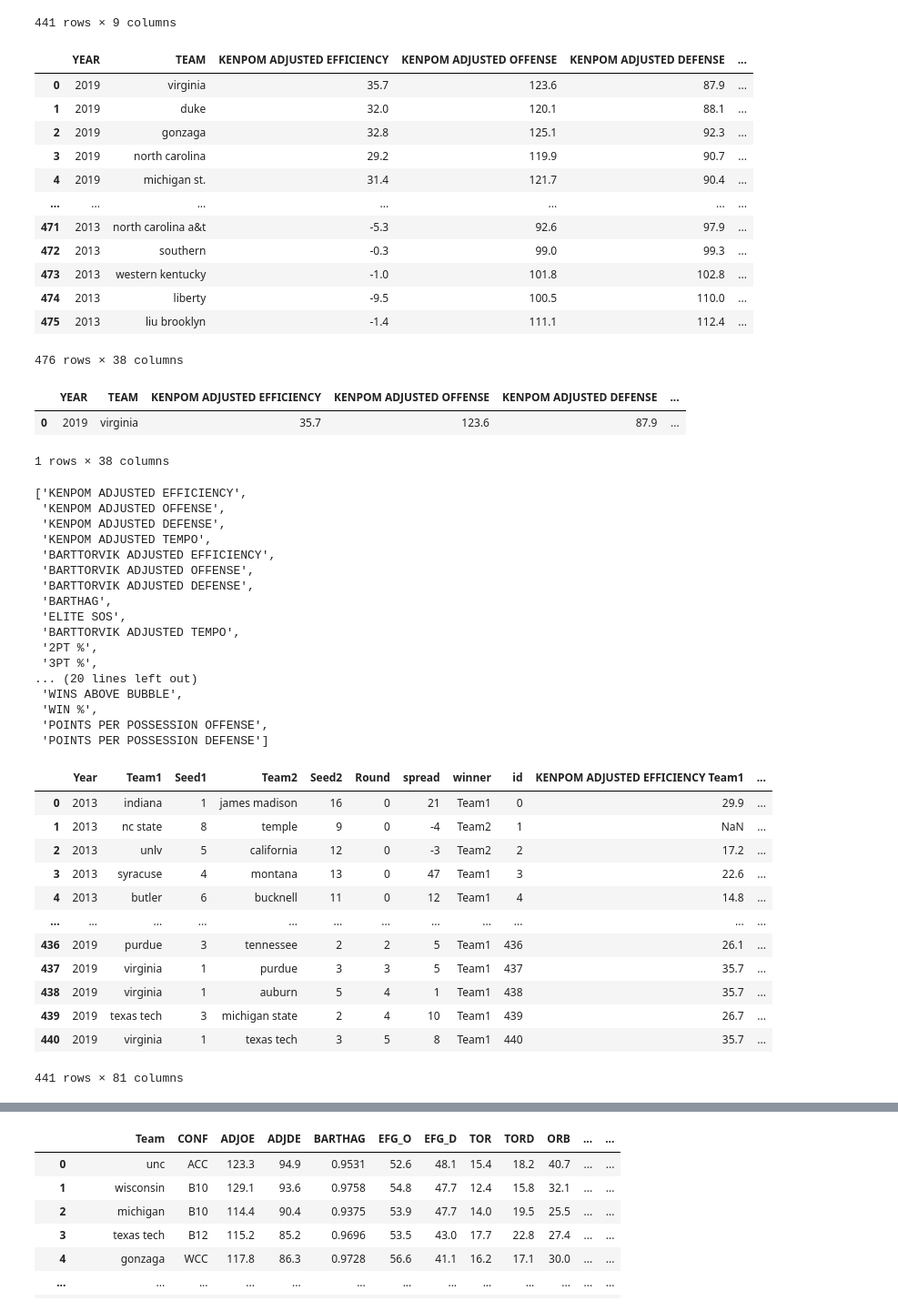
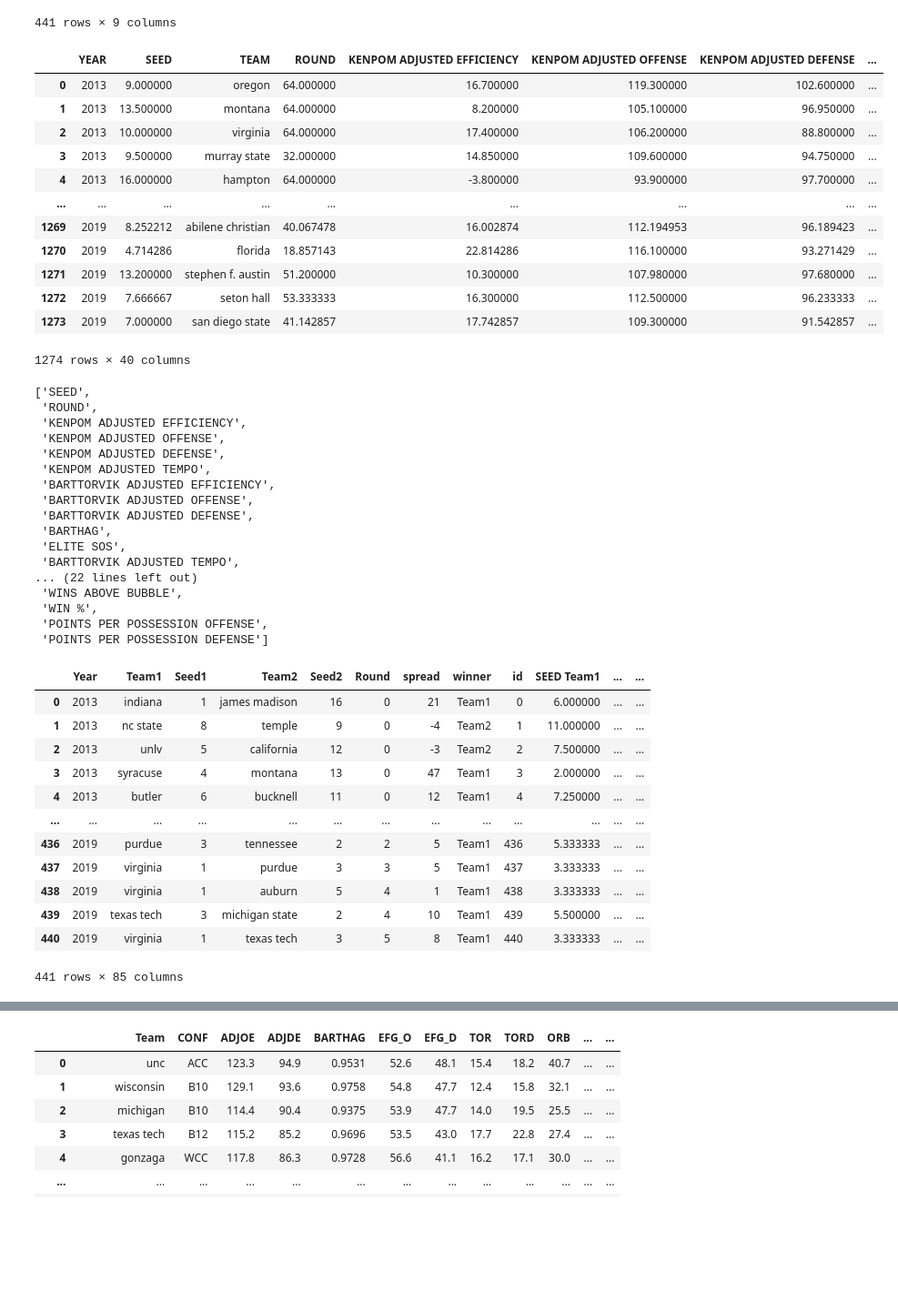
Before and after one commit to jacob-vogel/MLApplication, a Jupyter notebook: joiningData.ipynb, the cells around one changed output, grey strips where cells are left out. Shown: that part at 91% size. Cells and saved outputs as stored; diff of their text form; code cells hidden in the pictures; blank space fills up the shorter version.

```diff
--- a/joiningData.ipynb
+++ b/joiningData.ipynb
@@ -35,36 +35,32 @@ tournamentGameByGame
 | 440 | 2019 | virginia | 1 | texas tech | 3 | 5 | 8 | Team1 | 440 |
 441 rows × 9 columns
 # %%
-prevTournamentStats = pd.read_csv('March Madness Data/Historical Data/mdf.csv')
-prevTournamentStats = prevTournamentStats.drop(['TEAM.1', 'ROUND', 'SEED'], axis=1)
+prevTournamentStats = pd.read_csv('March Madness Data/Historical Data/average_data.csv')
+#prevTournamentStats = prevTournamentStats.drop(['TEAM.1', 'ROUND', 'SEED'], axis=1)
 prevTournamentStats
 # %% [output]
-|  | YEAR | TEAM | KENPOM ADJUSTED EFFICIENCY | KENPOM ADJUSTED OFFENSE | KENPOM ADJUSTED DEFENSE | ... |
-| 0 | 2019 | virginia | 35.7 | 123.6 | 87.9 | ... |
-| 1 | 2019 | duke | 32.0 | 120.1 | 88.1 | ... |
-| 2 | 2019 | gonzaga | 32.8 | 125.1 | 92.3 | ... |
-| 3 | 2019 | north carolina | 29.2 | 119.9 | 90.7 | ... |
-| 4 | 2019 | michigan st. | 31.4 | 121.7 | 90.4 | ... |
-| ... | ... | ... | ... | ... | ... | ... |
-| 471 | 2013 | north carolina a&t | -5.3 | 92.6 | 97.9 | ... |
-| 472 | 2013 | southern | -0.3 | 99.0 | 99.3 | ... |
-| 473 | 2013 | western kentucky | -1.0 | 101.8 | 102.8 | ... |
-| 474 | 2013 | liberty | -9.5 | 100.5 | 110.0 | ... |
-| 475 | 2013 | liu brooklyn | -1.4 | 111.1 | 112.4 | ... |
+|  | YEAR | SEED | TEAM | ROUND | KENPOM ADJUSTED EFFICIENCY | KENPOM ADJUSTED OFFENSE | KENPOM ADJUSTED DEFENSE | ... |
+| 0 | 2013 | 9.000000 | oregon | 64.000000 | 16.700000 | 119.300000 | 102.600000 | ... |
+| 1 | 2013 | 13.500000 | montana | 64.000000 | 8.200000 | 105.100000 | 96.950000 | ... |
+| 2 | 2013 | 10.000000 | virginia | 64.000000 | 17.400000 | 106.200000 | 88.800000 | ... |
+| 3 | 2013 | 9.500000 | murray state | 32.000000 | 14.850000 | 109.600000 | 94.750000 | ... |
+| 4 | 2013 | 16.000000 | hampton | 64.000000 | -3.800000 | 93.900000 | 97.700000 | ... |
+| ... | ... | ... | ... | ... | ... | ... | ... | ... |
+| 1269 | 2019 | 8.252212 | abilene christian | 40.067478 | 16.002874 | 112.194953 | 96.189423 | ... |
+| 1270 | 2019 | 4.714286 | florida | 18.857143 | 22.814286 | 116.100000 | 93.271429 | ... |
+| 1271 | 2019 | 13.200000 | stephen f. austin | 51.200000 | 10.300000 | 107.980000 | 97.680000 | ... |
+| 1272 | 2019 | 7.666667 | seton hall | 53.333333 | 16.300000 | 112.500000 | 96.233333 | ... |
+| 1273 | 2019 | 7.000000 | san diego state | 41.142857 | 17.742857 | 109.300000 | 91.542857 | ... |
-476 rows × 38 columns
+1274 rows × 40 columns
-# %%
-prevTournamentStats[((prevTournamentStats['TEAM'] == 'virginia') & (prevTournamentStats['YEAR'] == 2019))]
-# %% [output]
-|  | YEAR | TEAM | KENPOM ADJUSTED EFFICIENCY | KENPOM ADJUSTED OFFENSE | KENPOM ADJUSTED DEFENSE | ... |
-| 0 | 2019 | virginia | 35.7 | 123.6 | 87.9 | ... |
-1 rows × 38 columns
 # %%
 prevTournamentCols = list(prevTournamentStats.columns)
 prevTournamentCols.remove('TEAM')
 prevTournamentCols.remove('YEAR')
 prevTournamentCols
 # %% [output]
-['KENPOM ADJUSTED EFFICIENCY',
+['SEED',
+ 'ROUND',
+ 'KENPOM ADJUSTED EFFICIENCY',
  'KENPOM ADJUSTED OFFENSE',
  'KENPOM ADJUSTED DEFENSE',
  'KENPOM ADJUSTED TEMPO',
@@ -74,9 +70,7 @@ prevTournamentCols
  'BARTHAG',
  'ELITE SOS',
  'BARTTORVIK ADJUSTED TEMPO',
- '2PT %',
- '3PT %',
-... (20 lines left out)
+... (22 lines left out)
  'WINS ABOVE BUBBLE',
  'WIN %',
  'POINTS PER POSSESSION OFFENSE',
@@ -85,19 +79,19 @@ prevTournamentCols
 tournamentGameByGame = jf.joinCols(prevTournamentCols, tournamentGameByGame, prevTournamentStats, 'TEAM', 'YEAR')
 tournamentGameByGame
 # %% [output]
-|  | Year | Team1 | Seed1 | Team2 | Seed2 | Round | spread | winner | id | KENPOM ADJUSTED EFFICIENCY Team1 | ... |
-| 0 | 2013 | indiana | 1 | james madison | 16 | 0 | 21 | Team1 | 0 | 29.9 | ... |
-| 1 | 2013 | nc state | 8 | temple | 9 | 0 | -4 | Team2 | 1 | NaN | ... |
-| 2 | 2013 | unlv | 5 | california | 12 | 0 | -3 | Team2 | 2 | 17.2 | ... |
-| 3 | 2013 | syracuse | 4 | montana | 13 | 0 | 47 | Team1 | 3 | 22.6 | ... |
-| 4 | 2013 | butler | 6 | bucknell | 11 | 0 | 12 | Team1 | 4 | 14.8 | ... |
-| ... | ... | ... | ... | ... | ... | ... | ... | ... | ... | ... | ... |
-| 436 | 2019 | purdue | 3 | tennessee | 2 | 2 | 5 | Team1 | 436 | 26.1 | ... |
-| 437 | 2019 | virginia | 1 | purdue | 3 | 3 | 5 | Team1 | 437 | 35.7 | ... |
-| 438 | 2019 | virginia | 1 | auburn | 5 | 4 | 1 | Team1 | 438 | 35.7 | ... |
-| 439 | 2019 | texas tech | 3 | michigan state | 2 | 4 | 10 | Team1 | 439 | 26.7 | ... |
-| 440 | 2019 | virginia | 1 | texas tech | 3 | 5 | 8 | Team1 | 440 | 35.7 | ... |
+|  | Year | Team1 | Seed1 | Team2 | Seed2 | Round | spread | winner | id | SEED Team1 | ... | ... |
+| 0 | 2013 | indiana | 1 | james madison | 16 | 0 | 21 | Team1 | 0 | 6.000000 | ... | ... |
+| 1 | 2013 | nc state | 8 | temple | 9 | 0 | -4 | Team2 | 1 | 11.000000 | ... | ... |
+| 2 | 2013 | unlv | 5 | california | 12 | 0 | -3 | Team2 | 2 | 7.500000 | ... | ... |
+| 3 | 2013 | syracuse | 4 | montana | 13 | 0 | 47 | Team1 | 3 | 2.000000 | ... | ... |
+| 4 | 2013 | butler | 6 | bucknell | 11 | 0 | 12 | Team1 | 4 | 7.250000 | ... | ... |
+| ... | ... | ... | ... | ... | ... | ... | ... | ... | ... | ... | ... | ... |
+| 436 | 2019 | purdue | 3 | tennessee | 2 | 2 | 5 | Team1 | 436 | 5.333333 | ... | ... |
+| 437 | 2019 | virginia | 1 | purdue | 3 | 3 | 5 | Team1 | 437 | 3.333333 | ... | ... |
+| 438 | 2019 | virginia | 1 | auburn | 5 | 4 | 1 | Team1 | 438 | 3.333333 | ... | ... |
+| 439 | 2019 | texas tech | 3 | michigan state | 2 | 4 | 10 | Team1 | 439 | 5.500000 | ... | ... |
+| 440 | 2019 | virginia | 1 | texas tech | 3 | 5 | 8 | Team1 | 440 | 3.333333 | ... | ... |
-441 rows × 81 columns
+441 rows × 85 columns
 # %%
 prevTournamentStats[prevTournamentStats['TEAM'] == 'butler']
 # %% [output]
```
Also changed, not shown: parts of 7 cells of this notebook, 2 other files.
